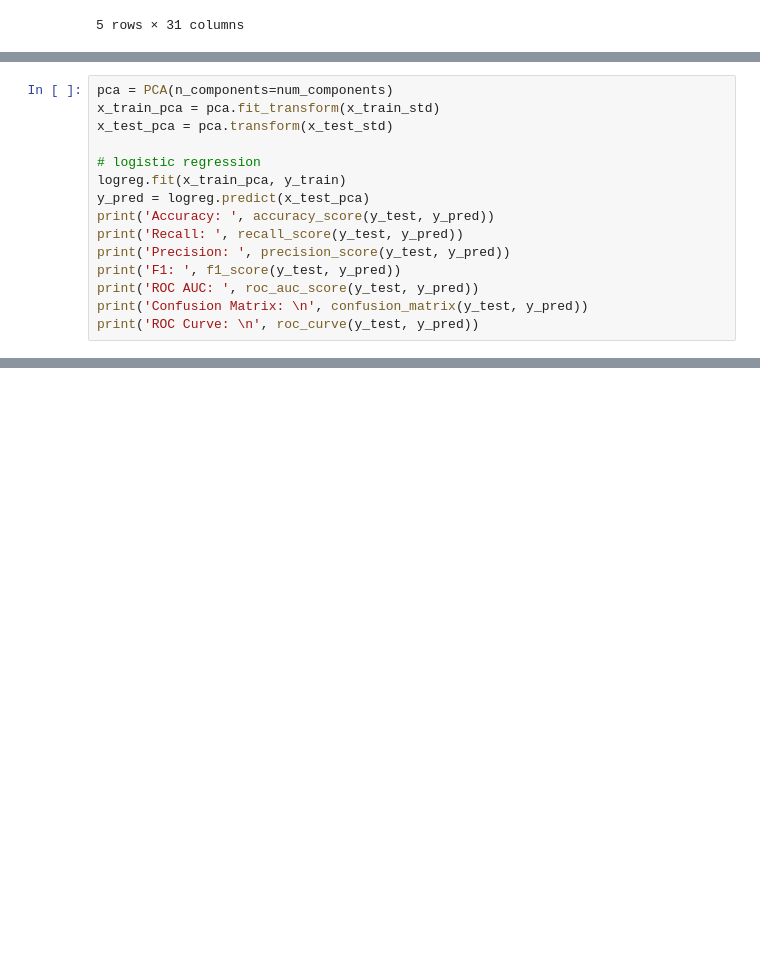
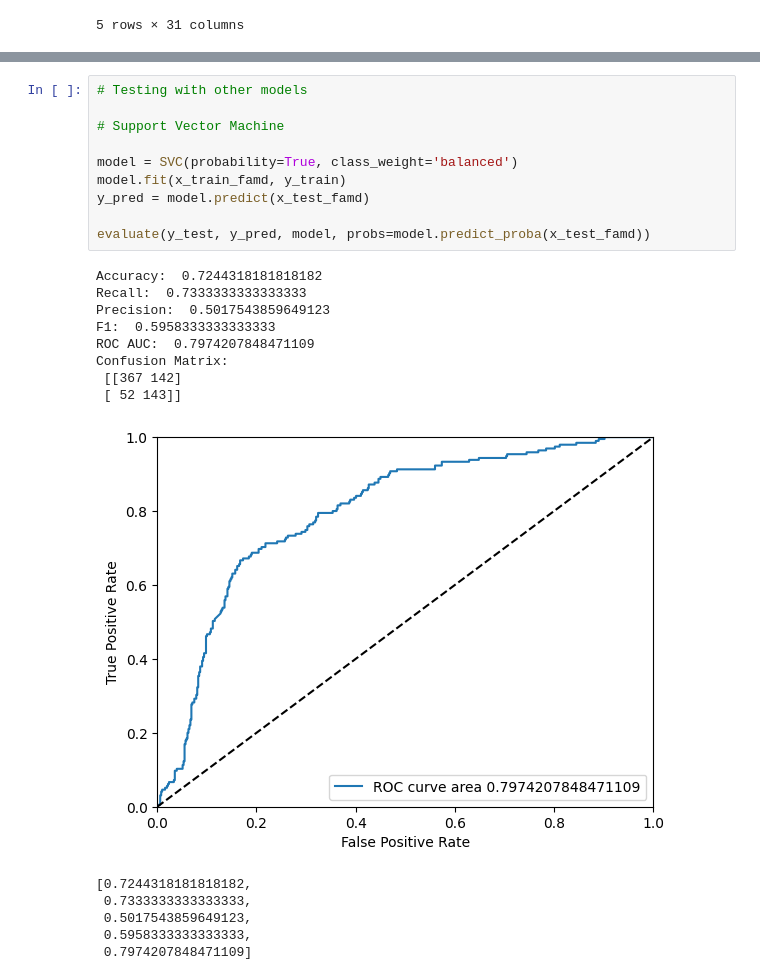
Before and after one commit to SergiPantoja/customer-churn-prediction, a Jupyter notebook: customer_churn.ipynb, the cells around one changed output, grey strips where cells are left out. Cells and saved outputs as stored; diff of their text form; blank space fills up the shorter version.

```diff
--- a/customer_churn.ipynb
+++ b/customer_churn.ipynb
@@ -315,15 +260,0 @@ Number of components 95% variance:  17
-# %%
-pca = PCA(n_components=num_components)
-x_train_pca = pca.fit_transform(x_train_std)
-x_test_pca = pca.transform(x_test_std)
-
-# logistic regression
-logreg.fit(x_train_pca, y_train)
-y_pred = logreg.predict(x_test_pca)
-print('Accuracy: ', accuracy_score(y_test, y_pred))
-print('Recall: ', recall_score(y_test, y_pred))
-print('Precision: ', precision_score(y_test, y_pred))
-print('F1: ', f1_score(y_test, y_pred))
-print('ROC AUC: ', roc_auc_score(y_test, y_pred))
-print('Confusion Matrix: \n', confusion_matrix(y_test, y_pred))
-print('ROC Curve: \n', roc_curve(y_test, y_pred))
@@ -395,0 +413,25 @@ ROC Curve:
+# %%
+# Testing with other models
+
+# Support Vector Machine
+
+model = SVC(probability=True, class_weight='balanced')
+model.fit(x_train_famd, y_train)
+y_pred = model.predict(x_test_famd)
+
+evaluate(y_test, y_pred, model, probs=model.predict_proba(x_test_famd))
+# %% [output]
+Accuracy:  0.7244318181818182
+Recall:  0.7333333333333333
+Precision:  0.5017543859649123
+F1:  0.5958333333333333
+ROC AUC:  0.7974207848471109
+Confusion Matrix:
+ [[367 142]
+ [ 52 143]]
+[figure, added]
+[0.7244318181818182,
+ 0.7333333333333333,
+ 0.5017543859649123,
+ 0.5958333333333333,
+ 0.7974207848471109]
```
Also changed, not shown: parts of 35 cells of this notebook, 1 other file.
